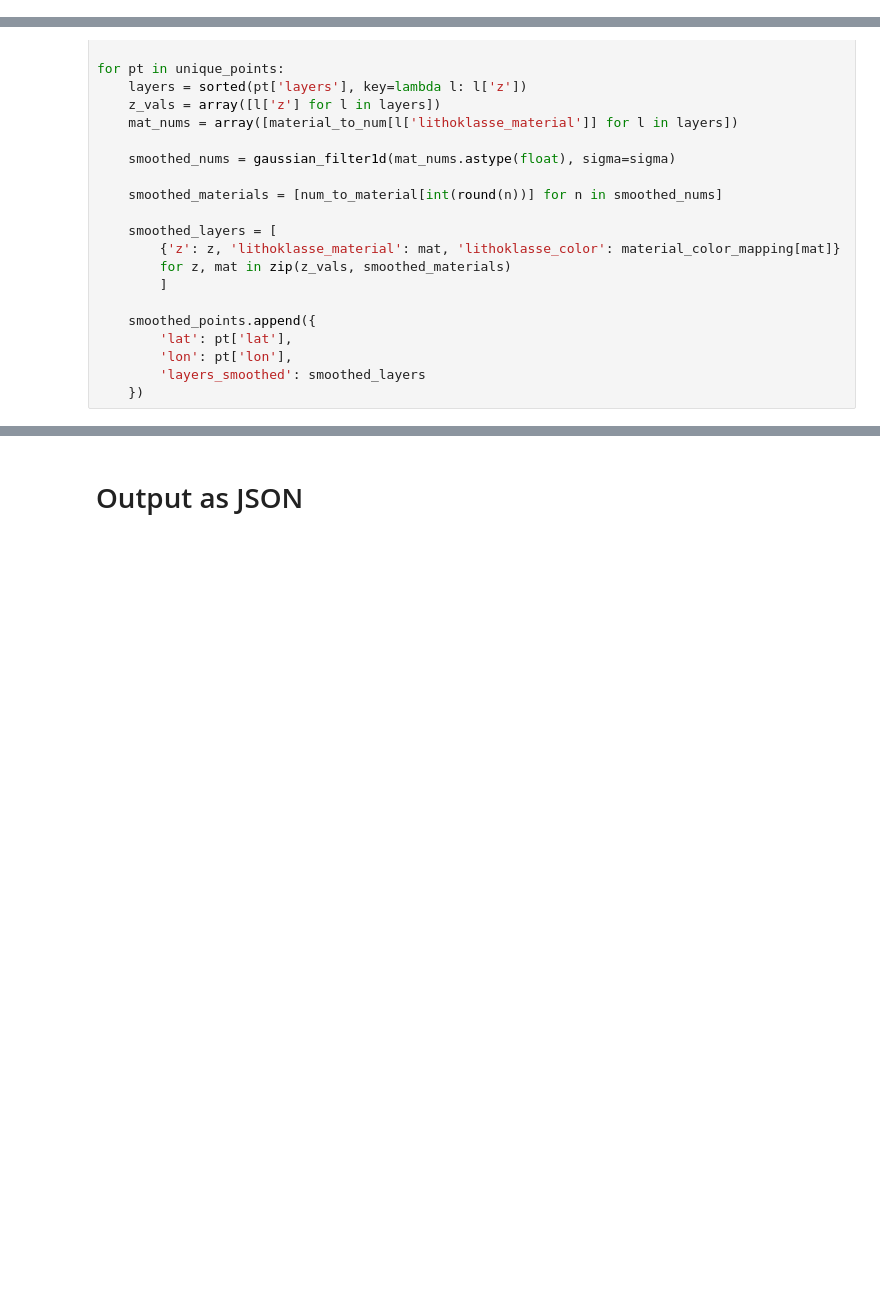
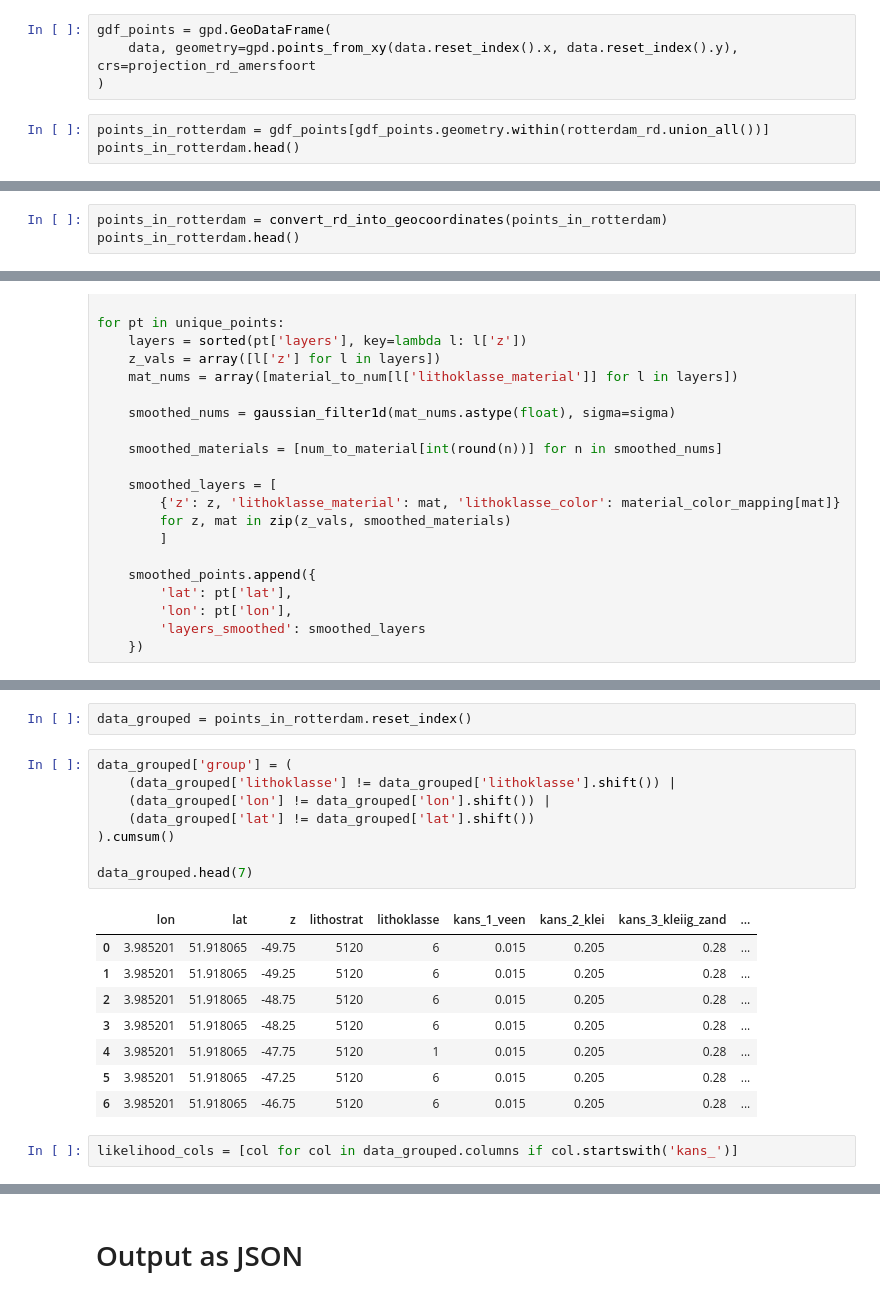
Before and after one commit to silviaelisabeth/UndergroundVisuals_Rotterdam, a Jupyter notebook: dev_layer_plot.ipynb, the cells around one changed output, grey strips where cells are left out. Drawn from its saved outputs; the diff is of its cells as text; blank space fills up the shorter version.

```diff
--- a/dev_layer_plot.ipynb
+++ b/dev_layer_plot.ipynb
@@ -231,0 +321,7 @@ Reduced shape to (1278945, 13) compared to (24874929, 13)
+# %%
+gdf_points = gpd.GeoDataFrame(
+    data, geometry=gpd.points_from_xy(data.reset_index().x, data.reset_index().y), crs=projection_rd_amersfoort
+)
+# %%
+points_in_rotterdam = gdf_points[gdf_points.geometry.within(rotterdam_rd.union_all())]
+points_in_rotterdam.head()
@@ -268,0 +344,3 @@ HTML(fig.to_html(include_plotlyjs='cdn'))
+# %%
+points_in_rotterdam = convert_rd_into_geocoordinates(points_in_rotterdam)
+points_in_rotterdam.head()
@@ -464,0 +522,21 @@ for azim in linspace(0, 360, 12):
+# %%
+data_grouped = points_in_rotterdam.reset_index()
+# %%
+data_grouped['group'] = (
+    (data_grouped['lithoklasse'] != data_grouped['lithoklasse'].shift()) |
+    (data_grouped['lon'] != data_grouped['lon'].shift()) |
+    (data_grouped['lat'] != data_grouped['lat'].shift())
+).cumsum()
+
+data_grouped.head(7)
+# %% [output]
+|  | lon | lat | z | lithostrat | lithoklasse | kans_1_veen | kans_2_klei | kans_3_kleiig_zand | ... |
+| 0 | 3.985201 | 51.918065 | -49.75 | 5120 | 6 | 0.015 | 0.205 | 0.28 | ... |
+| 1 | 3.985201 | 51.918065 | -49.25 | 5120 | 6 | 0.015 | 0.205 | 0.28 | ... |
+| 2 | 3.985201 | 51.918065 | -48.75 | 5120 | 6 | 0.015 | 0.205 | 0.28 | ... |
+| 3 | 3.985201 | 51.918065 | -48.25 | 5120 | 6 | 0.015 | 0.205 | 0.28 | ... |
+| 4 | 3.985201 | 51.918065 | -47.75 | 5120 | 1 | 0.015 | 0.205 | 0.28 | ... |
+| 5 | 3.985201 | 51.918065 | -47.25 | 5120 | 6 | 0.015 | 0.205 | 0.28 | ... |
+| 6 | 3.985201 | 51.918065 | -46.75 | 5120 | 6 | 0.015 | 0.205 | 0.28 | ... |
+# %%
+likelihood_cols = [col for col in data_grouped.columns if col.startswith('kans_')]
```
Also changed, not shown: parts of 60 cells of this notebook, 1 other file.
